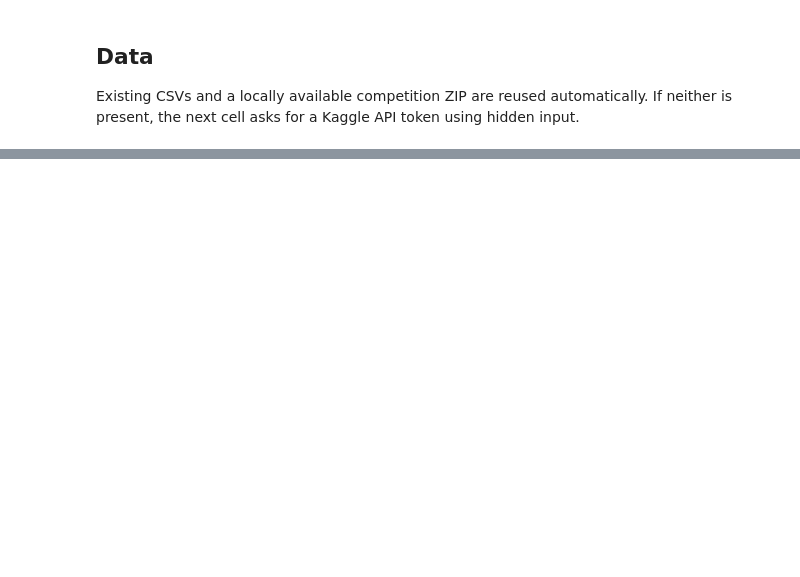
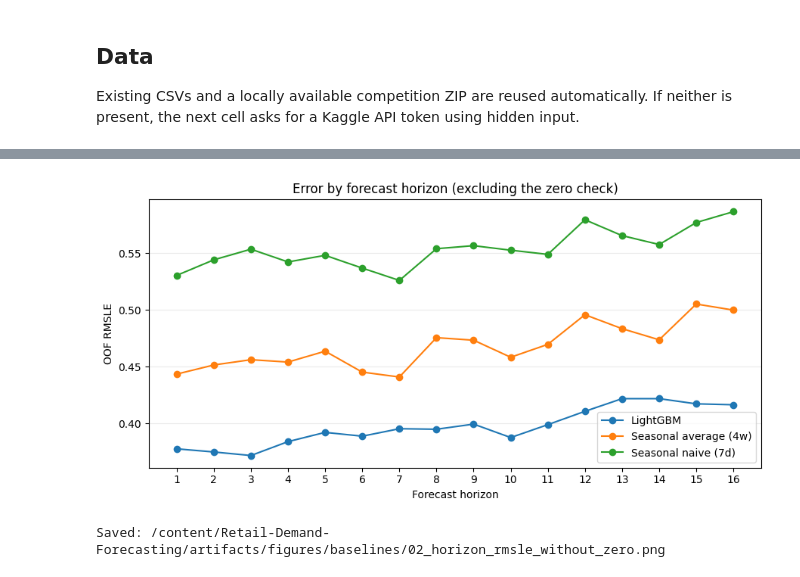
Before and after one commit to camiloandcu/Retail-Demand-Forecasting, a Jupyter notebook: 03_non_neural_baselines.ipynb, the cells around one changed output, grey strips where cells are left out. Drawn from its saved outputs; the diff is of its cells as text; code cells hidden in the pictures; blank space fills up the shorter version.

```diff
--- a/03_non_neural_baselines.ipynb
+++ b/03_non_neural_baselines.ipynb
@@ -184,0 +198,41 @@ display(
+# %%
+import matplotlib.pyplot as plt
+
+horizon_without_zero = (
+    run["results"]
+    .loc[run["results"]["scope"].eq("horizon") & run["results"]["model_id"].ne("zero")]
+    .assign(segment=lambda frame: frame["segment"].astype(int))
+    .sort_values(["model_id", "segment"])
+)
+
+labels = {
+    "seasonal_naive_7d": "Seasonal naive (7d)",
+    "seasonal_average_4w": "Seasonal average (4w)",
+    "lightgbm_global": "LightGBM",
+}
+figure, axis = plt.subplots(figsize=(9, 4.5))
+for model_id, model_frame in horizon_without_zero.groupby("model_id", sort=False):
+    axis.plot(
+        model_frame["segment"],
+        model_frame["rmsle"],
+        marker="o",
+        label=labels[model_id],
+    )
+axis.set(
+    xlabel="Forecast horizon",
+    ylabel="OOF RMSLE",
+    title="Error by forecast horizon (excluding the zero check)",
+)
+axis.set_xticks(sorted(horizon_without_zero["segment"].unique()))
+axis.grid(axis="y", alpha=0.25)
+axis.legend()
+figure.tight_layout()
+
+figure_path = REPO_ROOT / "artifacts/figures/baselines/02_horizon_rmsle_without_zero.png"
+figure_path.parent.mkdir(parents=True, exist_ok=True)
+figure.savefig(figure_path, dpi=140, bbox_inches="tight")
+plt.show()
+print(f"Saved: {figure_path}")
+# %% [output]
+[figure, added]
+Saved: /content/Retail-Demand-Forecasting/artifacts/figures/baselines/02_horizon_rmsle_without_zero.png
```
Also changed, not shown: parts of 14 cells of this notebook, 10 other files.
